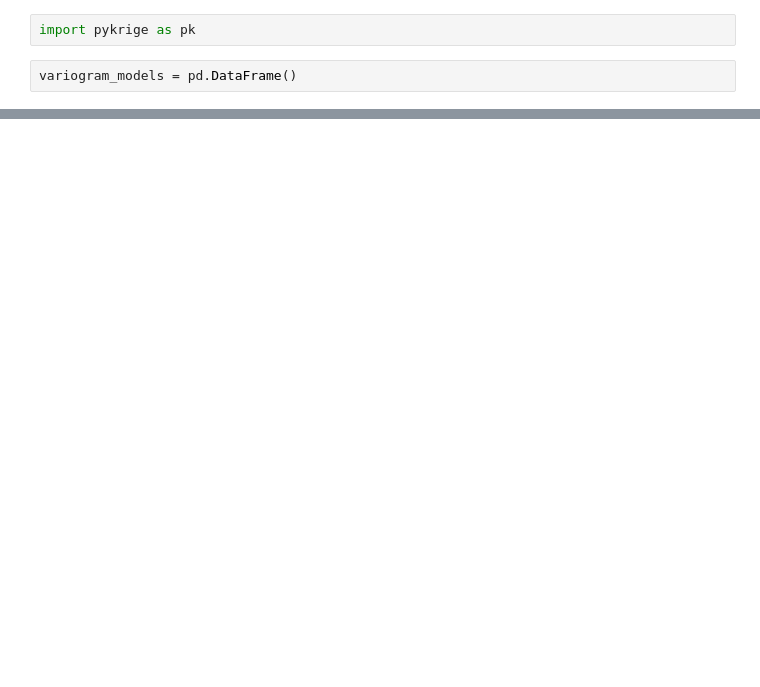
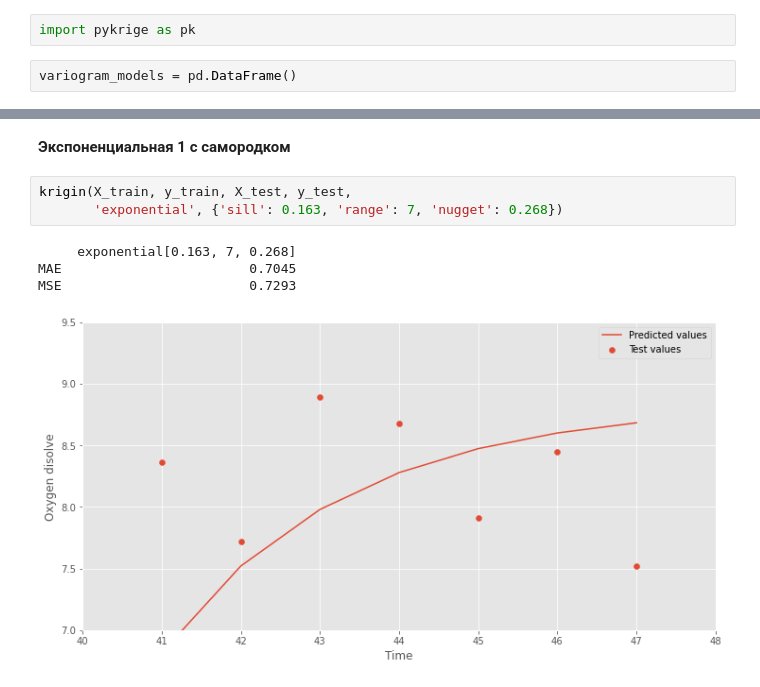
Before and after one commit to nktrn/oxygen_dissolve, a Jupyter notebook: Course work.ipynb, the cells around one changed output, grey strips where cells are left out. Saved outputs shown, nothing was run; the diff lists cells and outputs as text; blank space fills up the shorter version.

```diff
--- a/Course work.ipynb
+++ b/Course work.ipynb
@@ -376,0 +461,10 @@ models_view(variogram_models)
+# %% [markdown]
+**Экспоненциальная 1 с самородком**
+# %%
+krigin(X_train, y_train, X_test, y_test,
+       'exponential', {'sill': 0.163, 'range': 7, 'nugget': 0.268})
+# %% [output]
+     exponential[0.163, 7, 0.268]
+MAE                        0.7045
+MSE                        0.7293
+[figure, added]
```
Also changed, not shown: parts of 51 cells of this notebook.
